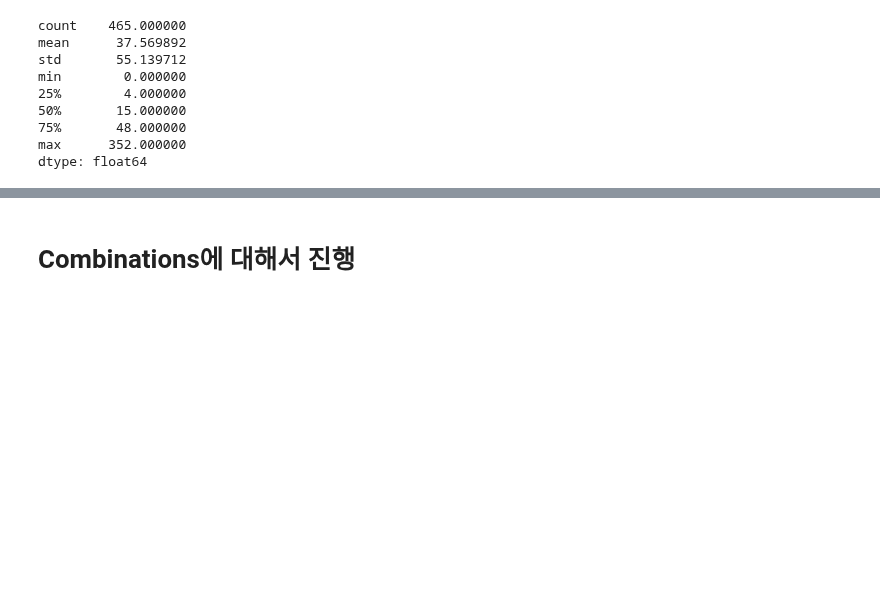
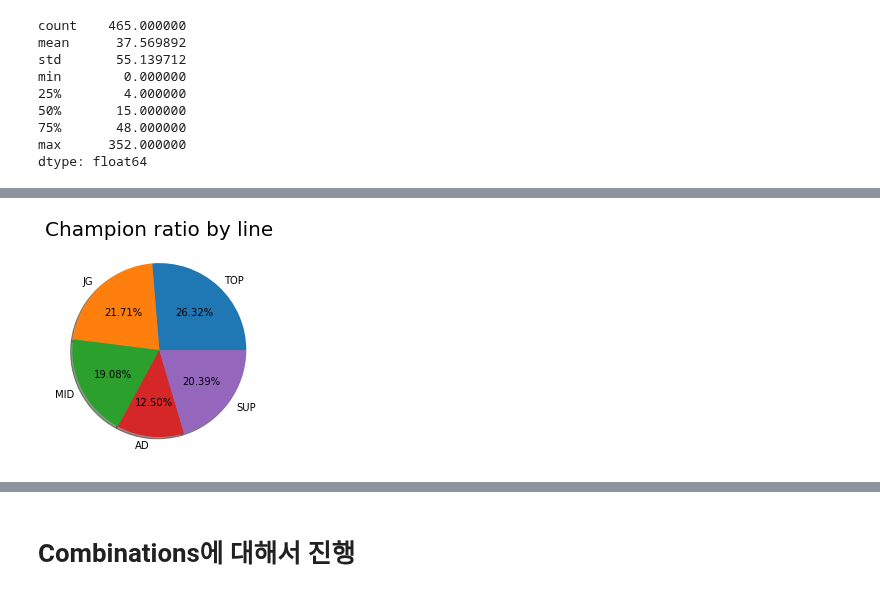
Before and after one commit to CSID-DGU/2020-2-OSSP-CP-DHL-3, a Jupyter notebook: src/ipynb/EDA.ipynb, the cells around one changed output, grey strips where cells are left out. Drawn from its saved outputs; the diff is of its cells as text; code cells hidden in the pictures; blank space fills up the shorter version.

```diff
--- a/src/ipynb/EDA.ipynb
+++ b/src/ipynb/EDA.ipynb
@@ -385,0 +411,17 @@ dtype: float64
+# %%
+탑_챔피언수 = len(top_dict)
+정글_챔피언수 = len(jungle_dict)
+미드_챔피언수 = len(mid_dict)
+원딜_챔피언수 = len(carry_dict)
+서폿_챔피언수 = len(sup_dict)
+
+group_names = ['TOP', 'JG', 'MID', 'AD', 'SUP']
+group_size = [탑_챔피언수, 정글_챔피언수, 미드_챔피언수, 원딜_챔피언수, 서폿_챔피언수]
+plt.pie(group_size,
+        labels=group_names,
+        autopct='%1.2f%%',
+        shadow=True)
+plt.title('Champion ratio by line', fontsize=20)
+plt.show()
+# %% [output]
+[figure, added]
```
Also changed, not shown: parts of 13 cells of this notebook.
